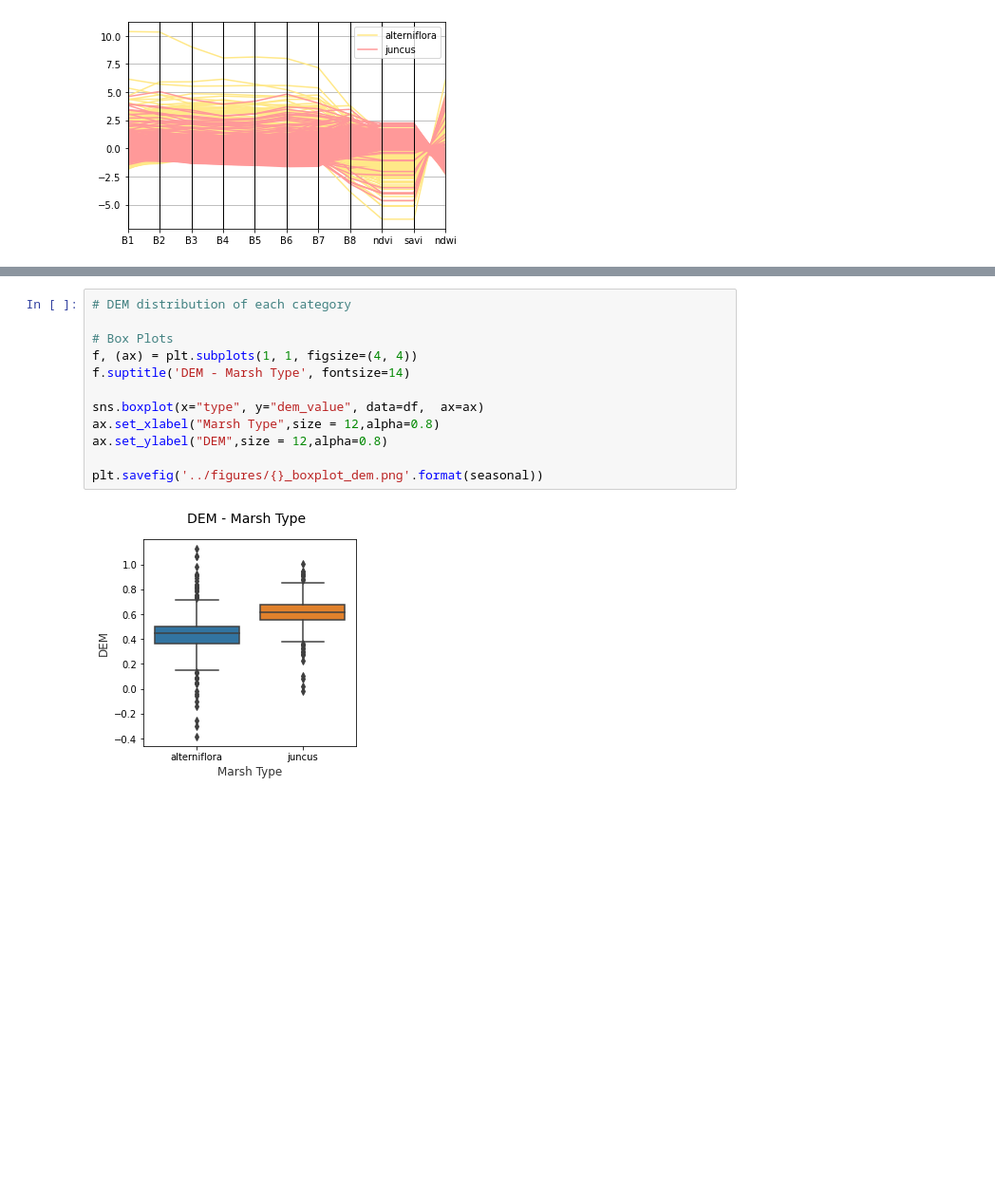
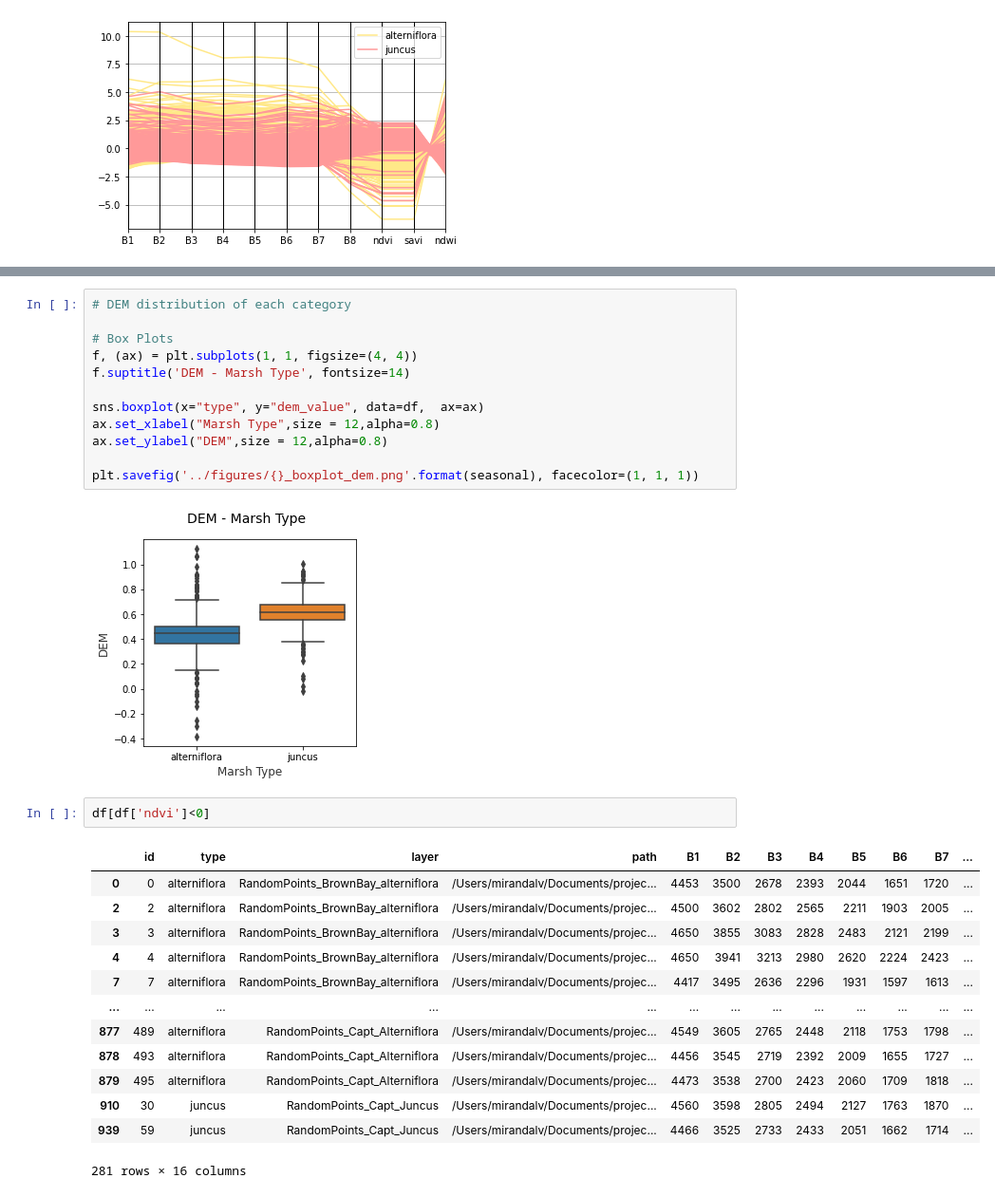
Before and after one commit to MirandaLv/MarshCommunity_EPA, a Jupyter notebook: scripts/descriptive_analysis.ipynb, the cells around one changed output, grey strips where cells are left out. Shown at 95% size. Drawn from its saved outputs; the diff is of its cells as text; blank space fills up the shorter version.

```diff
--- a/scripts/descriptive_analysis.ipynb
+++ b/scripts/descriptive_analysis.ipynb
@@ -267,9 +279,25 @@ sns.boxplot(x="type", y="dem_value", data=df,  ax=ax)
 ax.set_xlabel("Marsh Type",size = 12,alpha=0.8)
 ax.set_ylabel("DEM",size = 12,alpha=0.8)
 
-plt.savefig('../figures/{}_boxplot_dem.png'.format(seasonal))
+plt.savefig('../figures/{}_boxplot_dem.png'.format(seasonal), facecolor=(1, 1, 1))
 # %% [output]
 [figure]
+# %%
+df[df['ndvi']<0]
+# %% [output]
+|  | id | type | layer | path | B1 | B2 | B3 | B4 | B5 | B6 | B7 | ... |
+| 0 | 0 | alterniflora | RandomPoints_BrownBay_alterniflora | /Users/mirandalv/Documents/projec... | 4453 | 3500 | 2678 | 2393 | 2044 | 1651 | 1720 | ... |
+| 2 | 2 | alterniflora | RandomPoints_BrownBay_alterniflora | /Users/mirandalv/Documents/projec... | 4500 | 3602 | 2802 | 2565 | 2211 | 1903 | 2005 | ... |
+| 3 | 3 | alterniflora | RandomPoints_BrownBay_alterniflora | /Users/mirandalv/Documents/projec... | 4650 | 3855 | 3083 | 2828 | 2483 | 2121 | 2199 | ... |
+| 4 | 4 | alterniflora | RandomPoints_BrownBay_alterniflora | /Users/mirandalv/Documents/projec... | 4650 | 3941 | 3213 | 2980 | 2620 | 2224 | 2423 | ... |
+| 7 | 7 | alterniflora | RandomPoints_BrownBay_alterniflora | /Users/mirandalv/Documents/projec... | 4417 | 3495 | 2636 | 2296 | 1931 | 1597 | 1613 | ... |
+| ... | ... | ... | ... | ... | ... | ... | ... | ... | ... | ... | ... | ... |
+| 877 | 489 | alterniflora | RandomPoints_Capt_Alterniflora | /Users/mirandalv/Documents/projec... | 4549 | 3605 | 2765 | 2448 | 2118 | 1753 | 1798 | ... |
+| 878 | 493 | alterniflora | RandomPoints_Capt_Alterniflora | /Users/mirandalv/Documents/projec... | 4456 | 3545 | 2719 | 2392 | 2009 | 1655 | 1727 | ... |
+| 879 | 495 | alterniflora | RandomPoints_Capt_Alterniflora | /Users/mirandalv/Documents/projec... | 4473 | 3538 | 2700 | 2423 | 2060 | 1709 | 1818 | ... |
+| 910 | 30 | juncus | RandomPoints_Capt_Juncus | /Users/mirandalv/Documents/projec... | 4560 | 3598 | 2805 | 2494 | 2127 | 1763 | 1870 | ... |
+| 939 | 59 | juncus | RandomPoints_Capt_Juncus | /Users/mirandalv/Documents/projec... | 4466 | 3525 | 2733 | 2433 | 2051 | 1662 | 1714 | ... |
+281 rows × 16 columns
 # %%
 subdf = df[['B2', 'B3','type']]
 boxplot = subdf.boxplot(by='type')
```
Also changed, not shown: parts of 13 cells of this notebook, 17 other files.
